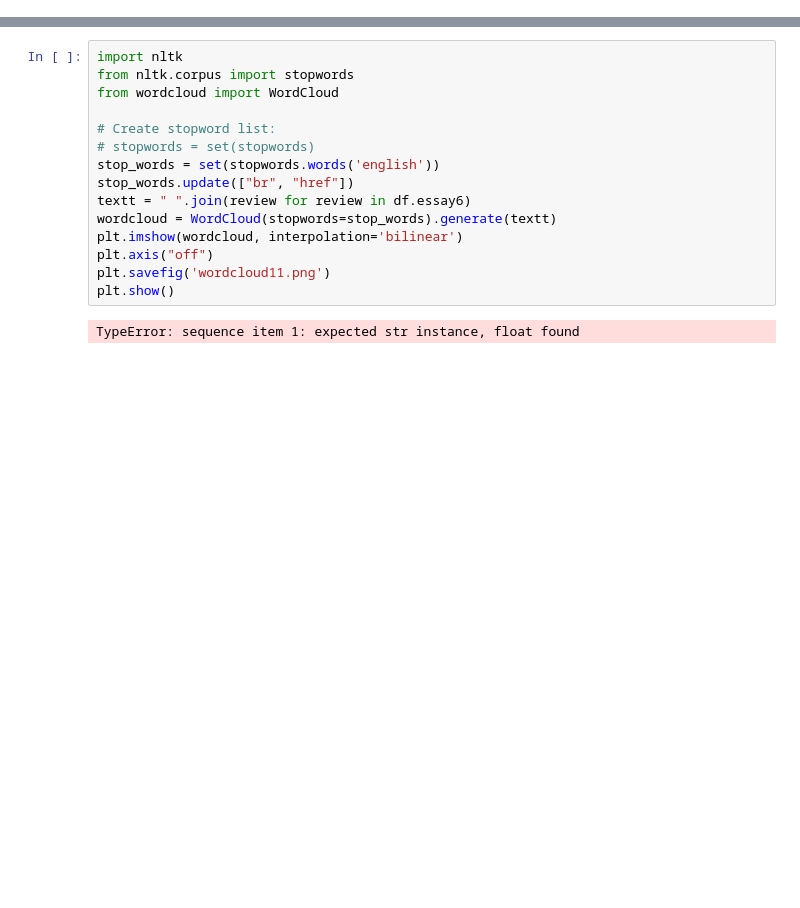
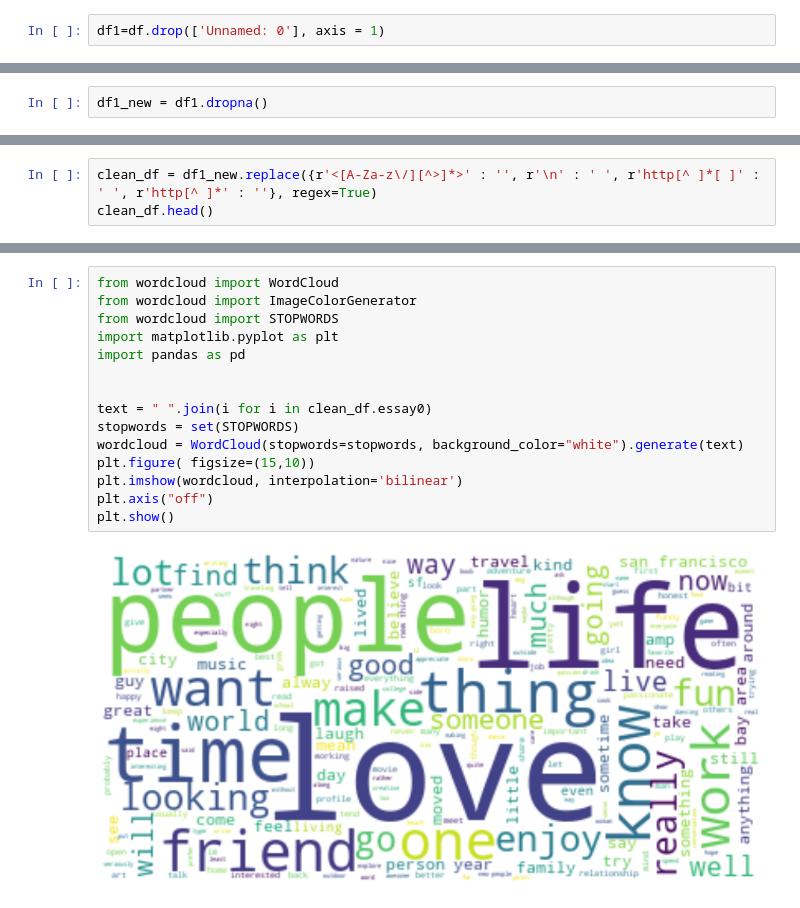
Before and after one commit to Manochitra20/OkCupid_Dating_with_ML, a Jupyter notebook: Mano/Essay_WordCloud.ipynb, the cells around one changed output, grey strips where cells are left out. Saved outputs shown, nothing was run; the diff lists cells and outputs as text; blank space fills up the shorter version.

Commit message:
word_cloud updated

```diff
--- a/Mano/Essay_WordCloud.ipynb
+++ b/Mano/Essay_WordCloud.ipynb
@@ -19,3 +20,5 @@ df.head()
 | 2 | 2 | i'm not ashamed of much, but writ... | i make nerdy software for musicia... | improvising in different contexts... | my large jaw and large glasses ar... | okay this is where the cultural m... | movement<br />\nconversation<br /... | NaN | viewing. listening. dancing. talk... | when i was five years old, i was ... | you are bright, open, intense, si... |
 | 3 | 3 | i work in a library and go to sch... | reading things written by old dea... | playing synthesizers and organizi... | socially awkward but i do my best | bataille, celine, beckett. . .<br... | NaN | cats and german philosophy | NaN | NaN | you feel so inclined. |
 | 4 | 4 | hey how's it going? currently vag... | work work work work + play | creating imagery to look at:<br /... | i smile a lot and my inquisitive ... | music: bands, rappers, musicians<... | NaN | NaN | NaN | NaN | NaN |
+# %%
+df1=df.drop(['Unnamed: 0'], axis = 1)
@@ -21,0 +39,2 @@ df.head()
+# %%
+df1_new = df1.dropna()
@@ -21,0 +45,3 @@ df.head()
+# %%
+clean_df = df1_new.replace({r'<[A-Za-z\/][^>]*>' : '', r'\n' : ' ', r'http[^ ]*[ ]' : ' ', r'http[^ ]*' : ''}, regex=True)
+clean_df.head()
@@ -22,18 +55,18 @@ df.head()
 # %%
-import nltk
-from nltk.corpus import stopwords
 from wordcloud import WordCloud
+from wordcloud import ImageColorGenerator
+from wordcloud import STOPWORDS
+import matplotlib.pyplot as plt
+import pandas as pd
 
-# Create stopword list:
-# stopwords = set(stopwords)
-stop_words = set(stopwords.words('english'))
-stop_words.update(["br", "href"])
-textt = " ".join(review for review in df.essay6)
-wordcloud = WordCloud(stopwords=stop_words).generate(textt)
+
+text = " ".join(i for i in clean_df.essay0)
+stopwords = set(STOPWORDS)
+wordcloud = WordCloud(stopwords=stopwords, background_color="white").generate(text)
+plt.figure( figsize=(15,10))
 plt.imshow(wordcloud, interpolation='bilinear')
 plt.axis("off")
-plt.savefig('wordcloud11.png')
 plt.show()
 # %% [output]
-TypeError: sequence item 1: expected str instance, float found
+[figure, added]
 # %%
```
Also changed, not shown: parts of 8 cells of this notebook, 5 other files.
